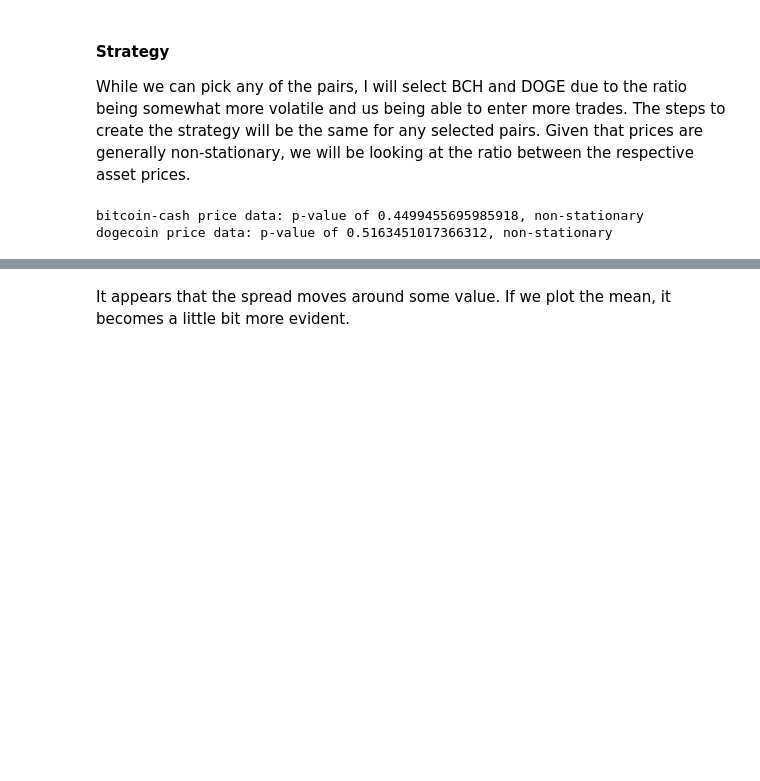
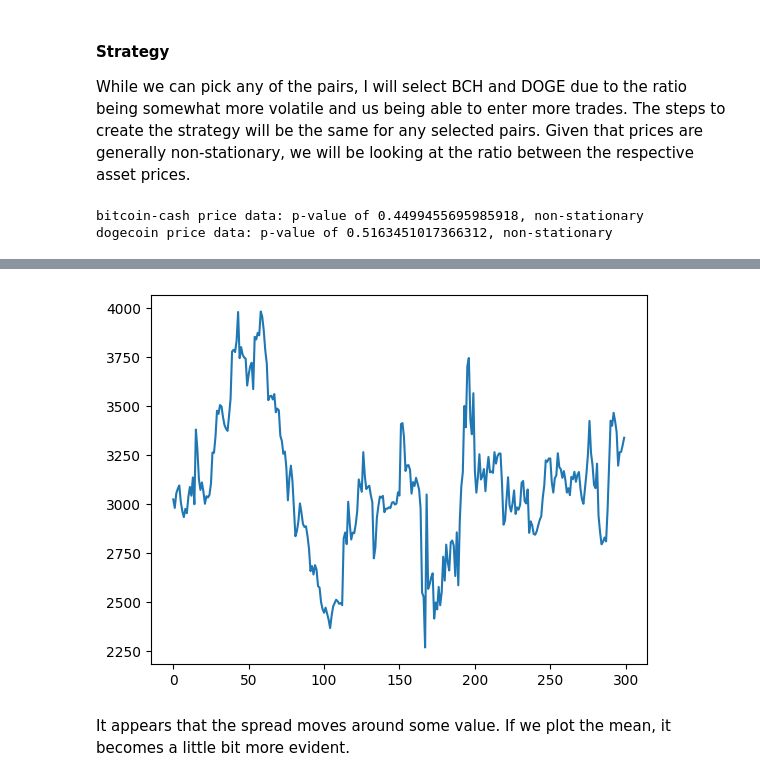
Before and after one commit to voskart/backtesting, a Jupyter notebook: mean_reversion.ipynb, the cells around one changed output, grey strips where cells are left out. Drawn from its saved outputs; the diff is of its cells as text; code cells hidden in the pictures; blank space fills up the shorter version.

```diff
--- a/mean_reversion.ipynb
+++ b/mean_reversion.ipynb
@@ -193,7 +194,6 @@ X = df_prices_pivot[x_asset].to_numpy()
 
 ratio = X/Y
 
-# plot the ratios
-ratio_plot = pl.DataFrame(ratio).plot(ylabel='spread')
-display(ratio_plot)
+plt.plot(ratio)
+plt.show()
 # %% [output]
@@ -201,2 +200,3 @@ display(ratio_plot)
+[figure, added]
 # %% [markdown]
 It appears that the spread moves around some value. If we plot the mean, it becomes a little bit more evident.
```
Also changed, not shown: parts of 8 cells of this notebook.
